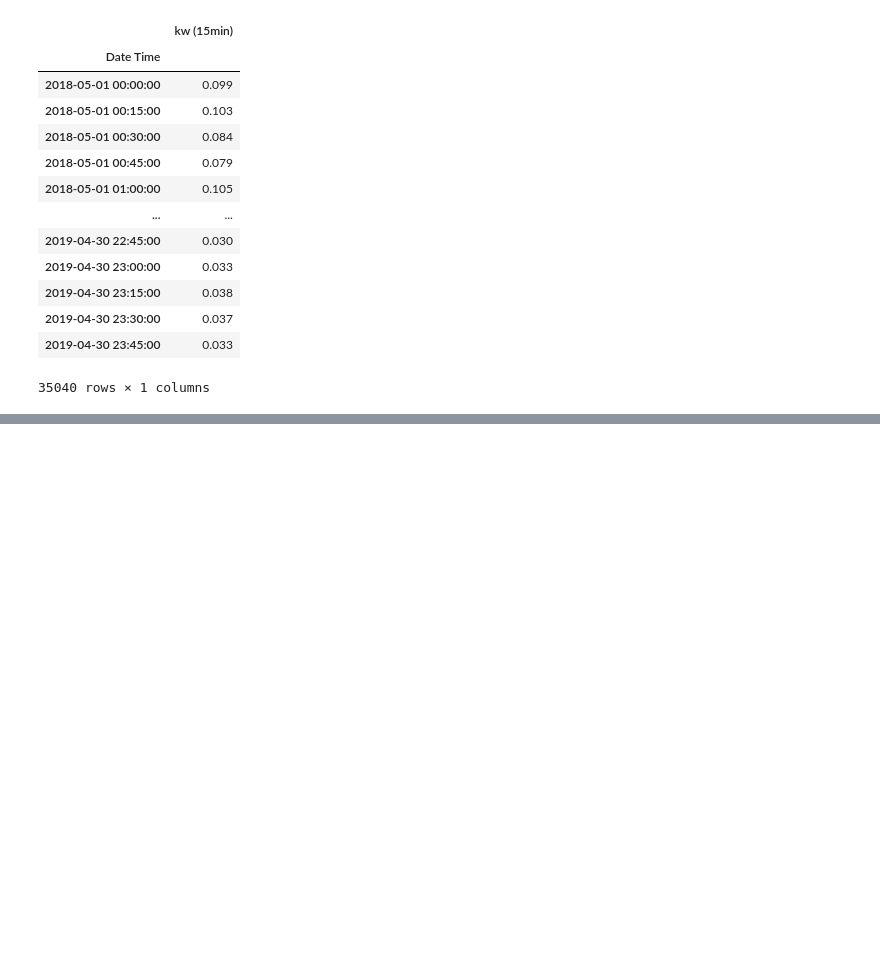
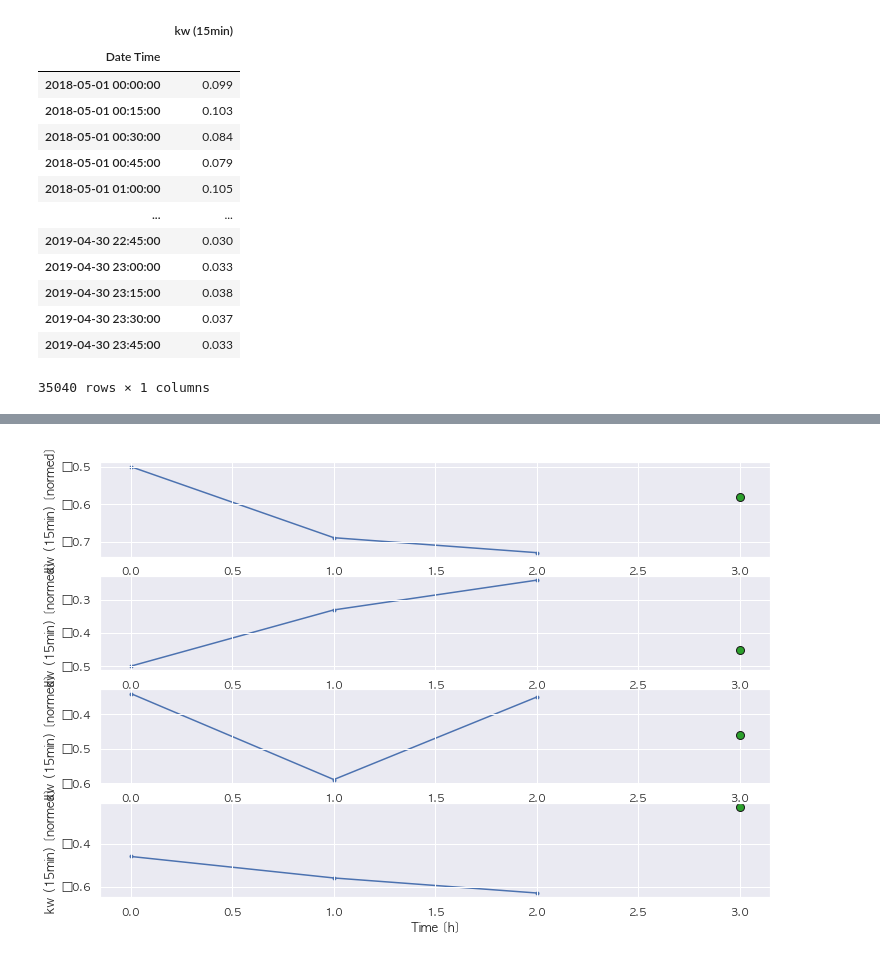
Before and after one commit to formegusto/study-timeseriesforecasting, a Jupyter notebook: Time Series Forecasting 정리 (TensorFlow Document).ipynb, the cells around one changed output, grey strips where cells are left out. Drawn from its saved outputs; the diff is of its cells as text; code cells hidden in the pictures; blank space fills up the shorter version.

```diff
--- a/Time Series Forecasting 정리 (TensorFlow Document).ipynb
+++ b/Time Series Forecasting 정리 (TensorFlow Document).ipynb
@@ -334,0 +338,13 @@ sns.violinplot(data=norm_merge['a'])
+# %%
+windows = dict()
+
+for WINDOW_WIDTH in range(3, 21):
+    windows['{} hours'.format(WINDOW_WIDTH)] = window = WindowGenerator(
+        input_width=WINDOW_WIDTH,
+        label_width=1,
+        shift=1,
+        label_columns=['kw (15min)'],
+        train_df=norm_split['train'],
+        val_df=norm_split['val'],
+        test_df=norm_split['test']
+    )
@@ -334,0 +466,4 @@ sns.violinplot(data=norm_merge['a'])
+# %%
+windows['3 hours'].plot(max_subplots=4)
+# %% [output]
+[figure, added]
```
Also changed, not shown: parts of 15 cells of this notebook.
